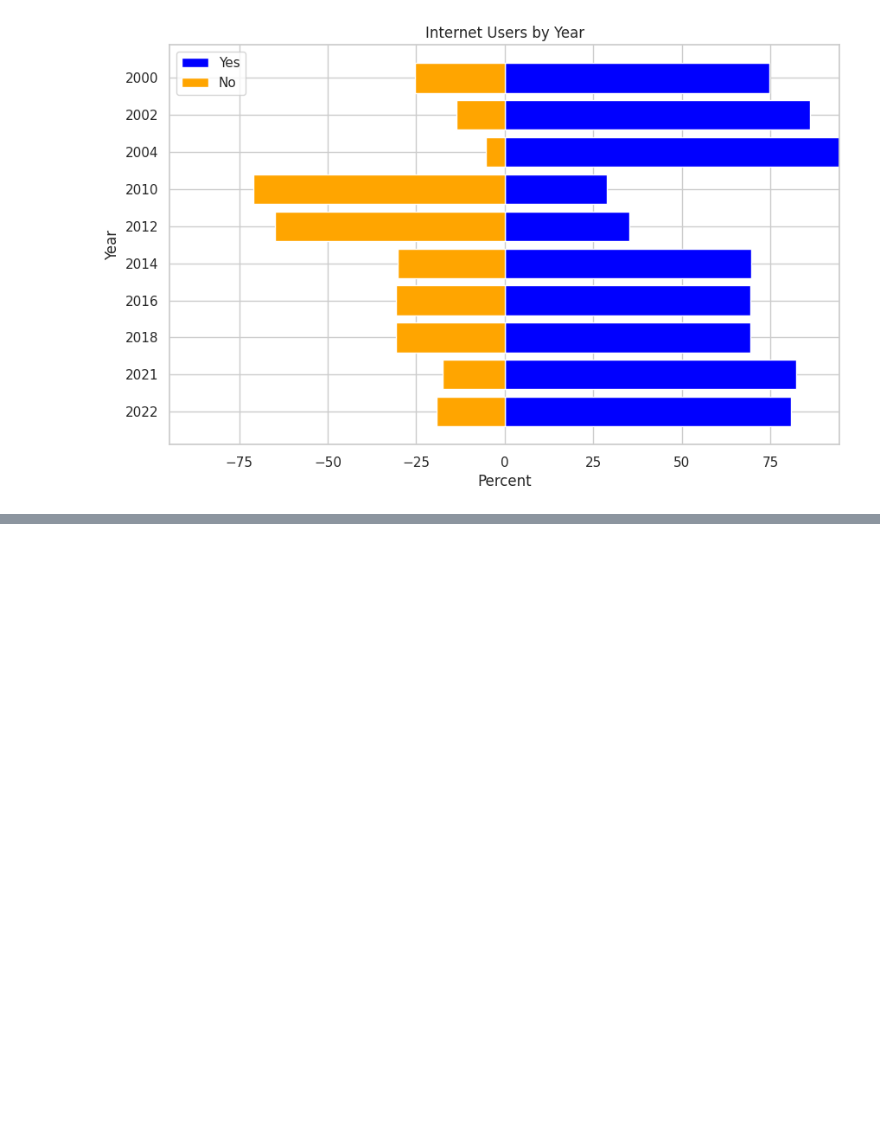
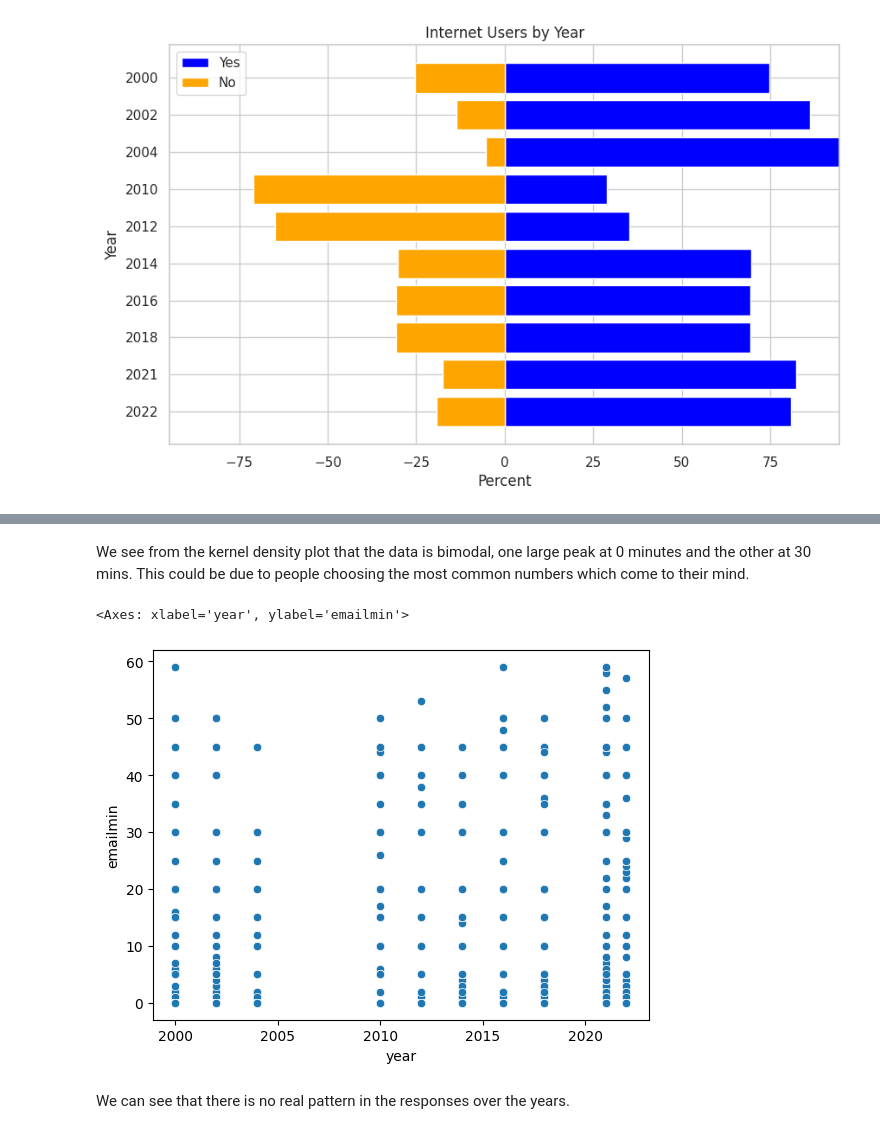
Before and after one commit to rafid-mirza/project_gss, a Jupyter notebook: Project_GSS.ipynb, the cells around one changed output, grey strips where cells are left out. Drawn from its saved outputs; the diff is of its cells as text; code cells hidden in the pictures; blank space fills up the shorter version.

```diff
--- a/Project_GSS.ipynb
+++ b/Project_GSS.ipynb
@@ -759,0 +903,9 @@ plt.show()
+# %% [markdown]
+We see from the kernel density plot that the data is bimodal, one large peak at 0 minutes and the other at 30 mins. This could be due to people choosing the most common numbers which come to their mind.
+# %%
+sns.scatterplot(data=emailmin_values,x="year", y="emailmin")
+# %% [output]
+<Axes: xlabel='year', ylabel='emailmin'>
+[figure, added]
+# %% [markdown]
+We can see that there is no real pattern in the responses over the years.
```
Also changed, not shown: parts of 49 cells of this notebook.
